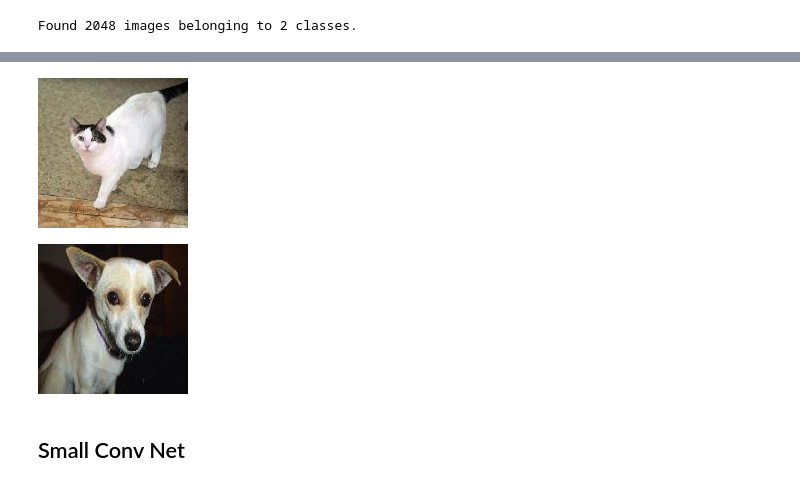
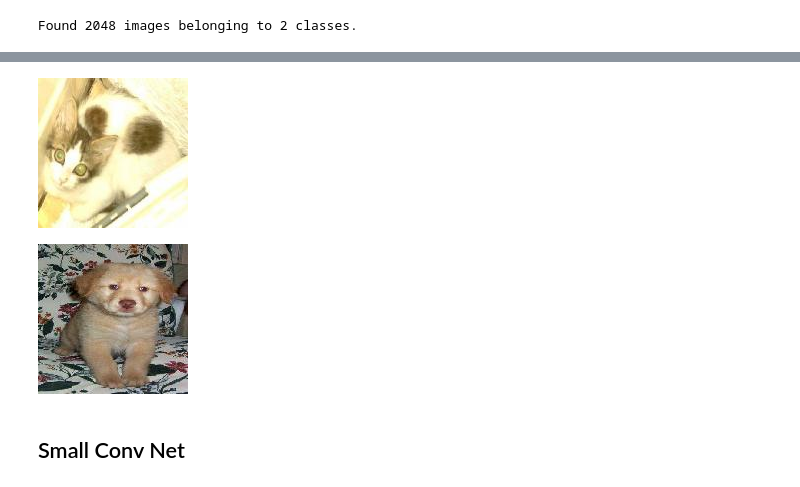
Before and after one commit to rajshah4/image_keras, a Jupyter notebook: notebook_extras.ipynb, the cells around one changed output, grey strips where cells are left out. Saved outputs shown, nothing was run; the diff lists cells and outputs as text; code cells hidden in the pictures.

```diff
--- a/notebook_extras.ipynb
+++ b/notebook_extras.ipynb
@@ -145,11 +159,11 @@ train_14_3427.jpg  train_1_75.jpg     train_6_8550.jpg
 # %%
-Image(filename='preview/train_0_5372.jpg')
+Image(filename='preview/train_12_1168.jpg')
 # %% [output]
-[figure, old version]
+[figure, new version]
 # %%
-Image(filename='preview/train_1_75.jpg')
+Image(filename='preview/train_9_5143.jpg')
 # %% [output]
-[figure, old version]
+[figure, new version]
 # %% [markdown]
 ## Small Conv Net
 # %% [markdown]
```
Also changed, not shown: parts of 72 cells of this notebook, 36 other files.
